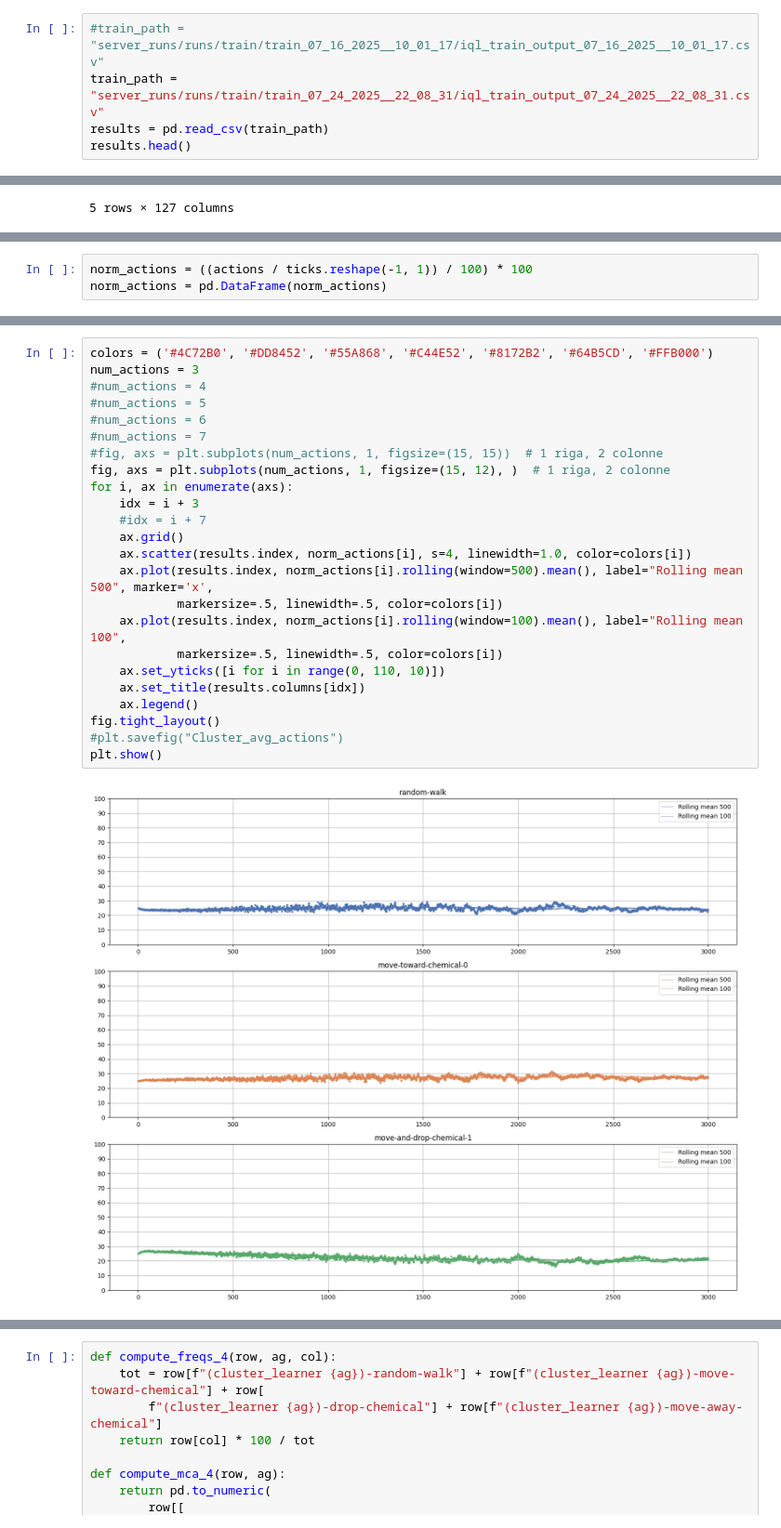
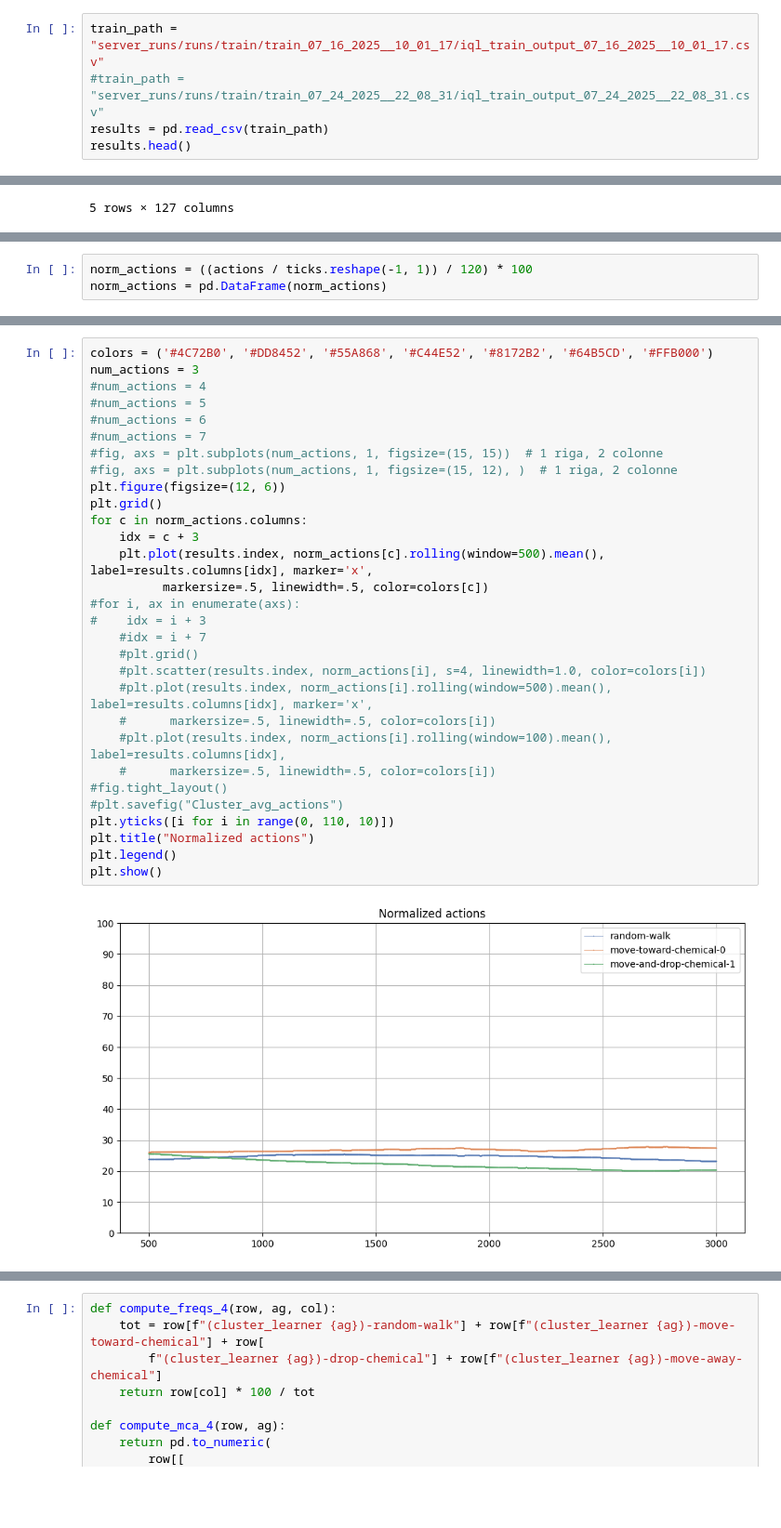
Before and after one commit to dav3-b/RL-swarms, a Jupyter notebook: refactoring/PlotMetrics3.ipynb, the cells around one changed output, grey strips where cells are left out. Shown at 93% size. Saved outputs shown, nothing was run; the diff lists cells and outputs as text; blank space fills up the shorter version.

```diff
--- a/refactoring/PlotMetrics3.ipynb
+++ b/refactoring/PlotMetrics3.ipynb
@@ -3,8 +3,8 @@ import pandas as pd
 import numpy as np
 import matplotlib.pyplot as plt
 # %%
-#train_path = "server_runs/runs/train/train_07_16_2025__10_01_17/iql_train_output_07_16_2025__10_01_17.csv"
-train_path = "server_runs/runs/train/train_07_24_2025__22_08_31/iql_train_output_07_24_2025__22_08_31.csv"
+train_path = "server_runs/runs/train/train_07_16_2025__10_01_17/iql_train_output_07_16_2025__10_01_17.csv"
+#train_path = "server_runs/runs/train/train_07_24_2025__22_08_31/iql_train_output_07_24_2025__22_08_31.csv"
 results = pd.read_csv(train_path)
 results.head()
 # %% [output]
@@ -167,5 +167,5 @@ array([[24931, 25150, 24871],
 # %%
-norm_actions = ((actions / ticks.reshape(-1, 1)) / 100) * 100
+norm_actions = ((actions / ticks.reshape(-1, 1)) / 120) * 100
 norm_actions = pd.DataFrame(norm_actions)
 # %%
 norm_actions[0]
@@ -194,26 +198,32 @@ norm_actions.head()
 # %%
 colors = ('#4C72B0', '#DD8452', '#55A868', '#C44E52', '#8172B2', '#64B5CD', '#FFB000')
 num_actions = 3
 #num_actions = 4
 #num_actions = 5
 #num_actions = 6
 #num_actions = 7
 #fig, axs = plt.subplots(num_actions, 1, figsize=(15, 15))  # 1 riga, 2 colonne
-fig, axs = plt.subplots(num_actions, 1, figsize=(15, 12), )  # 1 riga, 2 colonne
-for i, ax in enumerate(axs):
-    idx = i + 3
+#fig, axs = plt.subplots(num_actions, 1, figsize=(15, 12), )  # 1 riga, 2 colonne
+plt.figure(figsize=(12, 6))
+plt.grid()
+for c in norm_actions.columns:
+    idx = c + 3
+    plt.plot(results.index, norm_actions[c].rolling(window=500).mean(), label=results.columns[idx], marker='x',
+          markersize=.5, linewidth=.5, color=colors[c])
+#for i, ax in enumerate(axs):
+#    idx = i + 3
     #idx = i + 7
-    ax.grid()
-    ax.scatter(results.index, norm_actions[i], s=4, linewidth=1.0, color=colors[i])
-    ax.plot(results.index, norm_actions[i].rolling(window=500).mean(), label="Rolling mean 500", marker='x',
-            markersize=.5, linewidth=.5, color=colors[i])
-    ax.plot(results.index, norm_actions[i].rolling(window=100).mean(), label="Rolling mean 100",
-            markersize=.5, linewidth=.5, color=colors[i])
-    ax.set_yticks([i for i in range(0, 110, 10)])
-    ax.set_title(results.columns[idx])
-    ax.legend()
-fig.tight_layout()
+    #plt.grid()
+    #plt.scatter(results.index, norm_actions[i], s=4, linewidth=1.0, color=colors[i])
+    #plt.plot(results.index, norm_actions[i].rolling(window=500).mean(), label=results.columns[idx], marker='x',
+    #      markersize=.5, linewidth=.5, color=colors[i])
+    #plt.plot(results.index, norm_actions[i].rolling(window=100).mean(), label=results.columns[idx],
+    #      markersize=.5, linewidth=.5, color=colors[i])
+#fig.tight_layout()
 #plt.savefig("Cluster_avg_actions")
+plt.yticks([i for i in range(0, 110, 10)])
+plt.title("Normalized actions")
+plt.legend()
 plt.show()
 # %% [output]
-[figure, old version]
+[figure, new version]
```
Also changed, not shown: parts of 14 cells of this notebook, 7 other files.
